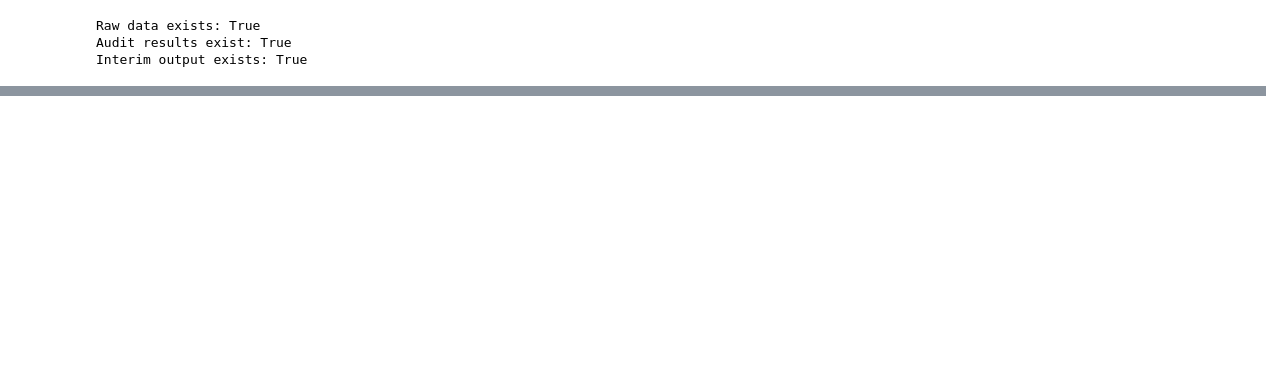
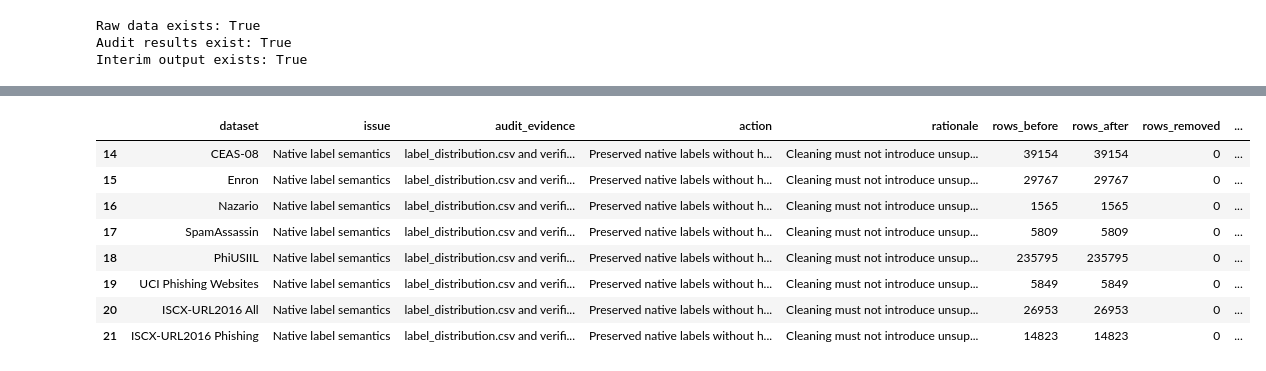
Before and after one commit to LichSavant/CS4101-Thesis2-SE-BRL, a Jupyter notebook: experiments/notebooks/02_data_cleaning.ipynb, the cells around one changed output, grey strips where cells are left out. Cells and saved outputs as stored; diff of their text form; code cells hidden in the pictures; blank space fills up the shorter version.

```diff
--- a/experiments/notebooks/02_data_cleaning.ipynb
+++ b/experiments/notebooks/02_data_cleaning.ipynb
@@ -123,0 +316,7 @@ Interim output exists: True
+# %%
+clean_data = {
+    name: df.copy(deep=True)
+    for name, df in raw_data.items()
+}
+
+print("Working copies created:", len(clean_data))
@@ -123,0 +825,15 @@ Interim output exists: True
+# %%
+for name, df in clean_data.items():
+    if name in ["CEAS-08", "Enron", "Nazario", "SpamAssassin"]:
+        label_col = "label"
+    elif name == "PhiUSIIL":
+        label_col = "label"
+    elif name == "UCI Phishing Websites":
+        label_col = "Result"
+    elif name in ["ISCX-URL2016 All", "ISCX-URL2016 Phishing"]:
+        label_col = "URL_Type_obf_Type"
+    else:
+        continue
+
+    print(f"\n{name}")
+    print(df[label_col].value_counts(dropna=False))
@@ -123,0 +872,29 @@ Interim output exists: True
+# %%
+for name in clean_data:
+    cleaning_log.append({
+        "dataset": name,
+        "issue": "Native label semantics",
+        "audit_evidence": "label_distribution.csv and verified_label_semantics.csv",
+        "action": "Preserved native labels without harmonization",
+        "rationale": (
+            "Cleaning must not introduce unsupported class mappings. "
+            "Spam and phishing are not assumed to be equivalent, and "
+            "experimental target construction is deferred to a later stage."
+        ),
+        "rows_before": len(clean_data[name]),
+        "rows_after": len(clean_data[name]),
+        "rows_removed": 0,
+        "values_modified": 0
+    })
+
+pd.DataFrame(cleaning_log).tail(8)
+# %% [output]
+|  | dataset | issue | audit_evidence | action | rationale | rows_before | rows_after | rows_removed | ... |
+| 14 | CEAS-08 | Native label semantics | label_distribution.csv and verifi... | Preserved native labels without h... | Cleaning must not introduce unsup... | 39154 | 39154 | 0 | ... |
+| 15 | Enron | Native label semantics | label_distribution.csv and verifi... | Preserved native labels without h... | Cleaning must not introduce unsup... | 29767 | 29767 | 0 | ... |
+| 16 | Nazario | Native label semantics | label_distribution.csv and verifi... | Preserved native labels without h... | Cleaning must not introduce unsup... | 1565 | 1565 | 0 | ... |
+| 17 | SpamAssassin | Native label semantics | label_distribution.csv and verifi... | Preserved native labels without h... | Cleaning must not introduce unsup... | 5809 | 5809 | 0 | ... |
+| 18 | PhiUSIIL | Native label semantics | label_distribution.csv and verifi... | Preserved native labels without h... | Cleaning must not introduce unsup... | 235795 | 235795 | 0 | ... |
+| 19 | UCI Phishing Websites | Native label semantics | label_distribution.csv and verifi... | Preserved native labels without h... | Cleaning must not introduce unsup... | 5849 | 5849 | 0 | ... |
+| 20 | ISCX-URL2016 All | Native label semantics | label_distribution.csv and verifi... | Preserved native labels without h... | Cleaning must not introduce unsup... | 26953 | 26953 | 0 | ... |
+| 21 | ISCX-URL2016 Phishing | Native label semantics | label_distribution.csv and verifi... | Preserved native labels without h... | Cleaning must not introduce unsup... | 14823 | 14823 | 0 | ... |
```
Also changed, not shown: parts of 45 cells of this notebook.
